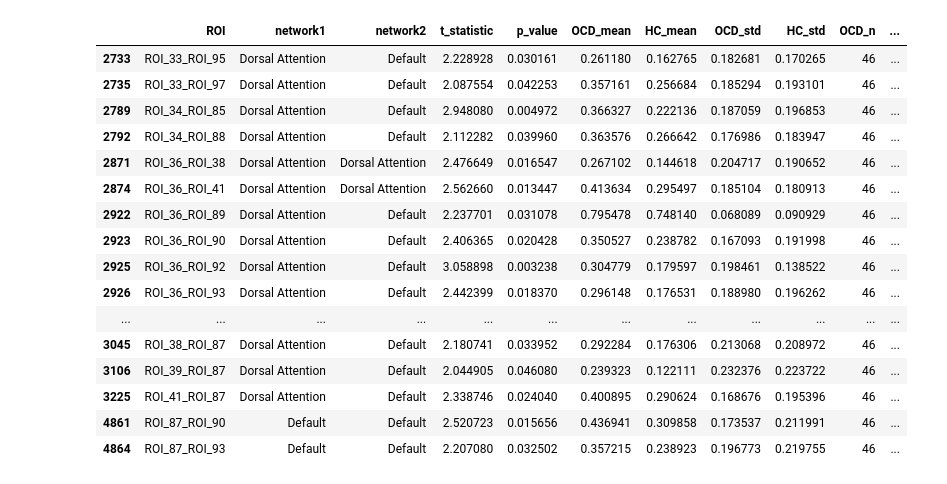
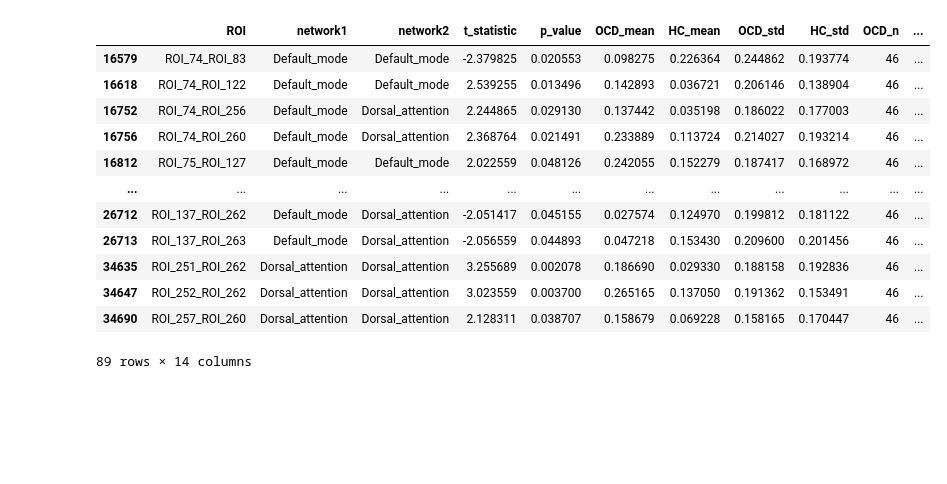
Before and after one commit to XiaoqianXiao/OCD_RO1, a Jupyter notebook: results_visualization_roi_to_roi_power.ipynb, the cells around one changed output. Saved outputs shown, nothing was run; the diff lists cells and outputs as text; code cells hidden in the pictures; blank space fills up the shorter version.

```diff
--- a/results_visualization_roi_to_roi_power.ipynb
+++ b/results_visualization_roi_to_roi_power.ipynb
@@ -74,26 +74,22 @@ df_group_diff.loc[
 # %%
 df_group_diff.loc[
-    (df_group_diff['network1'].isin(['Default', 'Dorsal Attention'])) &
-    (df_group_diff['network2'].isin(['Default', 'Dorsal Attention'])) &
+    (df_group_diff['network1'].isin(['Default_mode', 'Dorsal_attention'])) &
+    (df_group_diff['network2'].isin(['Default_mode', 'Dorsal_attention'])) &
     (df_group_diff['p_value'] <= 0.05)]
 # %% [output]
 |  | ROI | network1 | network2 | t_statistic | p_value | OCD_mean | HC_mean | OCD_std | HC_std | OCD_n | ... |
-| 2733 | ROI_33_ROI_95 | Dorsal Attention | Default | 2.228928 | 0.030161 | 0.261180 | 0.162765 | 0.182681 | 0.170265 | 46 | ... |
-| 2735 | ROI_33_ROI_97 | Dorsal Attention | Default | 2.087554 | 0.042253 | 0.357161 | 0.256684 | 0.185294 | 0.193101 | 46 | ... |
-| 2789 | ROI_34_ROI_85 | Dorsal Attention | Default | 2.948080 | 0.004972 | 0.366327 | 0.222136 | 0.187059 | 0.196853 | 46 | ... |
-| 2792 | ROI_34_ROI_88 | Dorsal Attention | Default | 2.112282 | 0.039960 | 0.363576 | 0.266642 | 0.176986 | 0.183947 | 46 | ... |
-| 2871 | ROI_36_ROI_38 | Dorsal Attention | Dorsal Attention | 2.476649 | 0.016547 | 0.267102 | 0.144618 | 0.204717 | 0.190652 | 46 | ... |
-| 2874 | ROI_36_ROI_41 | Dorsal Attention | Dorsal Attention | 2.562660 | 0.013447 | 0.413634 | 0.295497 | 0.185104 | 0.180913 | 46 | ... |
-| 2922 | ROI_36_ROI_89 | Dorsal Attention | Default | 2.237701 | 0.031078 | 0.795478 | 0.748140 | 0.068089 | 0.090929 | 46 | ... |
-| 2923 | ROI_36_ROI_90 | Dorsal Attention | Default | 2.406365 | 0.020428 | 0.350527 | 0.238782 | 0.167093 | 0.191998 | 46 | ... |
-| 2925 | ROI_36_ROI_92 | Dorsal Attention | Default | 3.058898 | 0.003238 | 0.304779 | 0.179597 | 0.198461 | 0.138522 | 46 | ... |
-| 2926 | ROI_36_ROI_93 | Dorsal Attention | Default | 2.442399 | 0.018370 | 0.296148 | 0.176531 | 0.188980 | 0.196262 | 46 | ... |
+| 16579 | ROI_74_ROI_83 | Default_mode | Default_mode | -2.379825 | 0.020553 | 0.098275 | 0.226364 | 0.244862 | 0.193774 | 46 | ... |
+| 16618 | ROI_74_ROI_122 | Default_mode | Default_mode | 2.539255 | 0.013496 | 0.142893 | 0.036721 | 0.206146 | 0.138904 | 46 | ... |
+| 16752 | ROI_74_ROI_256 | Default_mode | Dorsal_attention | 2.244865 | 0.029130 | 0.137442 | 0.035198 | 0.186022 | 0.177003 | 46 | ... |
+| 16756 | ROI_74_ROI_260 | Default_mode | Dorsal_attention | 2.368764 | 0.021491 | 0.233889 | 0.113724 | 0.214027 | 0.193214 | 46 | ... |
+| 16812 | ROI_75_ROI_127 | Default_mode | Default_mode | 2.022559 | 0.048126 | 0.242055 | 0.152279 | 0.187417 | 0.168972 | 46 | ... |
 | ... | ... | ... | ... | ... | ... | ... | ... | ... | ... | ... | ... |
-| 3045 | ROI_38_ROI_87 | Dorsal Attention | Default | 2.180741 | 0.033952 | 0.292284 | 0.176306 | 0.213068 | 0.208972 | 46 | ... |
-| 3106 | ROI_39_ROI_87 | Dorsal Attention | Default | 2.044905 | 0.046080 | 0.239323 | 0.122111 | 0.232376 | 0.223722 | 46 | ... |
-| 3225 | ROI_41_ROI_87 | Dorsal Attention | Default | 2.338746 | 0.024040 | 0.400895 | 0.290624 | 0.168676 | 0.195396 | 46 | ... |
-| 4861 | ROI_87_ROI_90 | Default | Default | 2.520723 | 0.015656 | 0.436941 | 0.309858 | 0.173537 | 0.211991 | 46 | ... |
-| 4864 | ROI_87_ROI_93 | Default | Default | 2.207080 | 0.032502 | 0.357215 | 0.238923 | 0.196773 | 0.219755 | 46 | ... |
+| 26712 | ROI_137_ROI_262 | Default_mode | Dorsal_attention | -2.051417 | 0.045155 | 0.027574 | 0.124970 | 0.199812 | 0.181122 | 46 | ... |
+| 26713 | ROI_137_ROI_263 | Default_mode | Dorsal_attention | -2.056559 | 0.044893 | 0.047218 | 0.153430 | 0.209600 | 0.201456 | 46 | ... |
+| 34635 | ROI_251_ROI_262 | Dorsal_attention | Dorsal_attention | 3.255689 | 0.002078 | 0.186690 | 0.029330 | 0.188158 | 0.192836 | 46 | ... |
+| 34647 | ROI_252_ROI_262 | Dorsal_attention | Dorsal_attention | 3.023559 | 0.003700 | 0.265165 | 0.137050 | 0.191362 | 0.153491 | 46 | ... |
+| 34690 | ROI_257_ROI_260 | Dorsal_attention | Dorsal_attention | 2.128311 | 0.038707 | 0.158679 | 0.069228 | 0.158165 | 0.170447 | 46 | ... |
+89 rows × 14 columns
 # %%
 baselineFC_vs_deltaYBOCS_file = os.path.join(data_dir, 'baselineFC_vs_deltaYBOCS_power_2011_roiroi_fc.csv')
 df_baselineFC_vs_deltaYBOCS = pd.read_csv(baselineFC_vs_deltaYBOCS_file)
```
Also changed, not shown: parts of 9 cells of this notebook, 5 other files.
